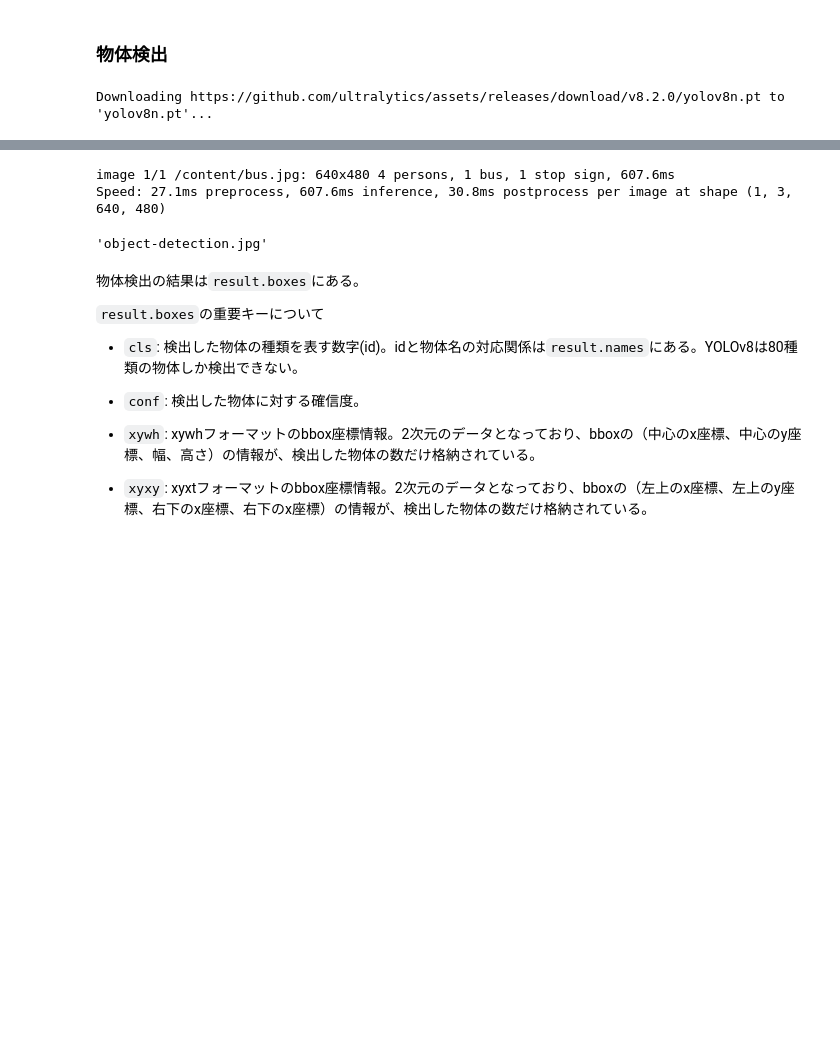
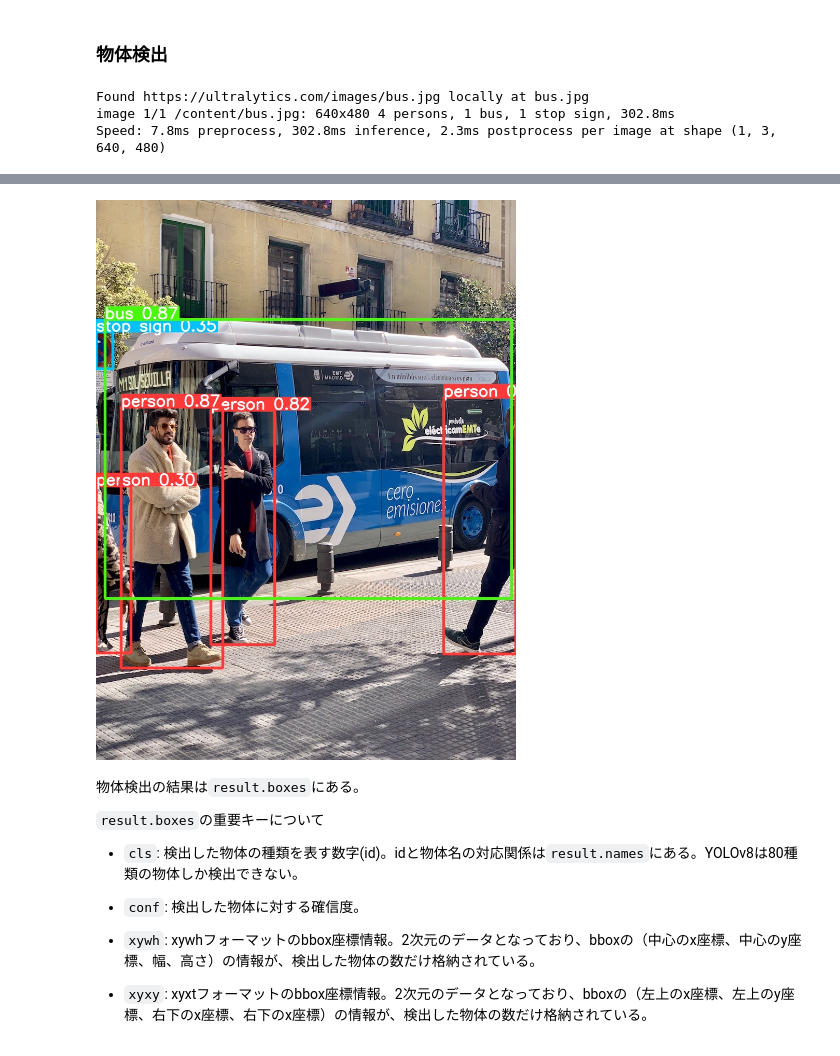
Before and after one commit to Sato-Daichi/MyML, a Jupyter notebook: cv/yolov8.ipynb, the cells around one changed output, grey strips where cells are left out. Cells and saved outputs as stored; diff of their text form; code cells hidden in the pictures; blank space fills up the shorter version.

Commit message:
update yolov8

```diff
--- a/cv/yolov8.ipynb
+++ b/cv/yolov8.ipynb
@@ -30,5 +31,9 @@ results = model("https://ultralytics.com/images/bus.jpg") # URLも指定可能
 
 result = results[0]
 result.save("object-detection.jpg") # 結果画像の保存
+
+Image("object-detection.jpg")
 # %% [output]
-Downloading https://github.com/ultralytics/assets/releases/download/v8.2.0/yolov8n.pt to 'yolov8n.pt'...
+Found https://ultralytics.com/images/bus.jpg locally at bus.jpg
+image 1/1 /content/bus.jpg: 640x480 4 persons, 1 bus, 1 stop sign, 302.8ms
+Speed: 7.8ms preprocess, 302.8ms inference, 2.3ms postprocess per image at shape (1, 3, 640, 480)
@@ -36,6 +40,4 @@ Downloading https://ultralytics.com/images/bus.jpg to 'bus.jpg'...
-image 1/1 /content/bus.jpg: 640x480 4 persons, 1 bus, 1 stop sign, 607.6ms
-Speed: 27.1ms preprocess, 607.6ms inference, 30.8ms postprocess per image at shape (1, 3, 640, 480)
-'object-detection.jpg'
+[figure, added]
 # %% [markdown]
 物体検出の結果は`result.boxes`にある。
 
```
Also changed, not shown: parts of 5 cells of this notebook.
